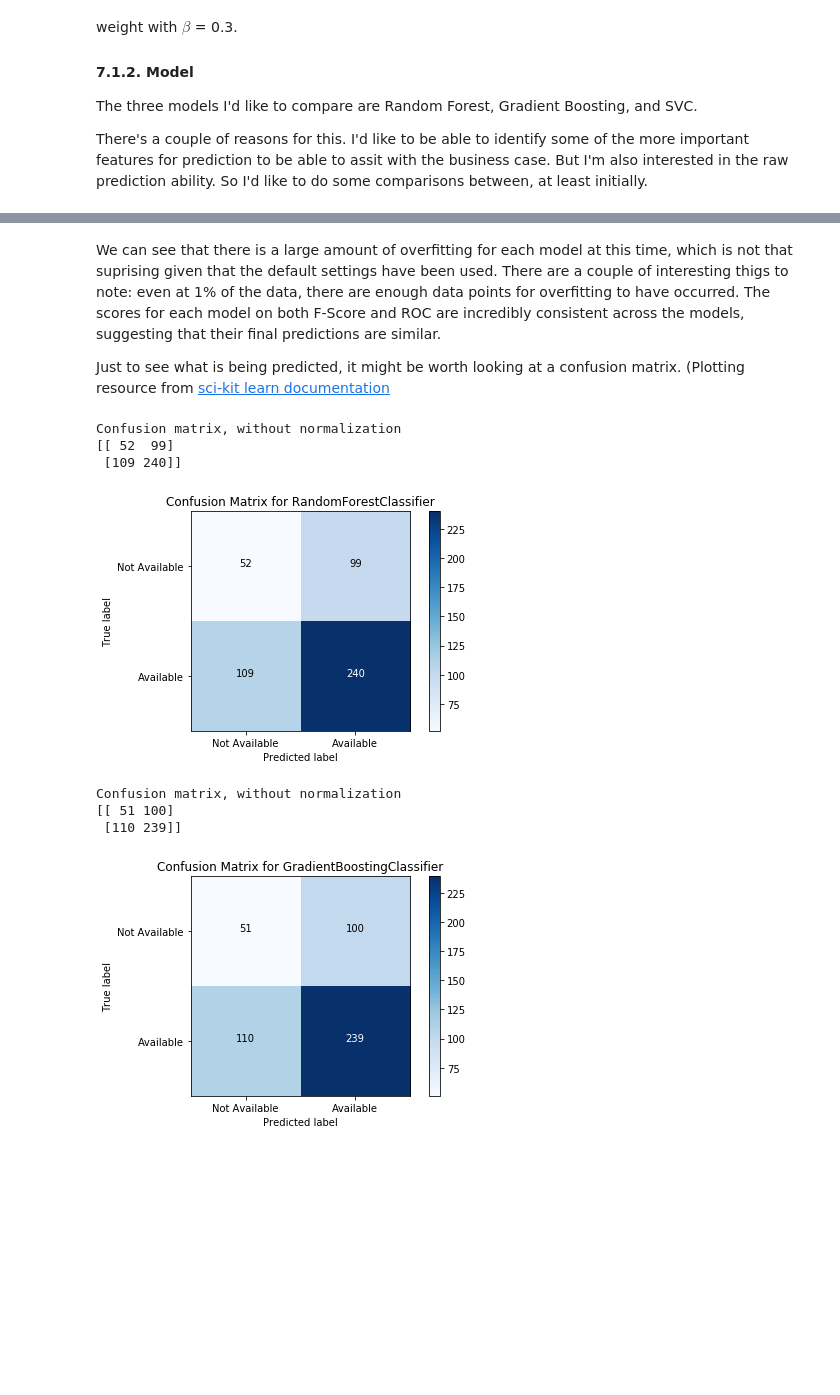
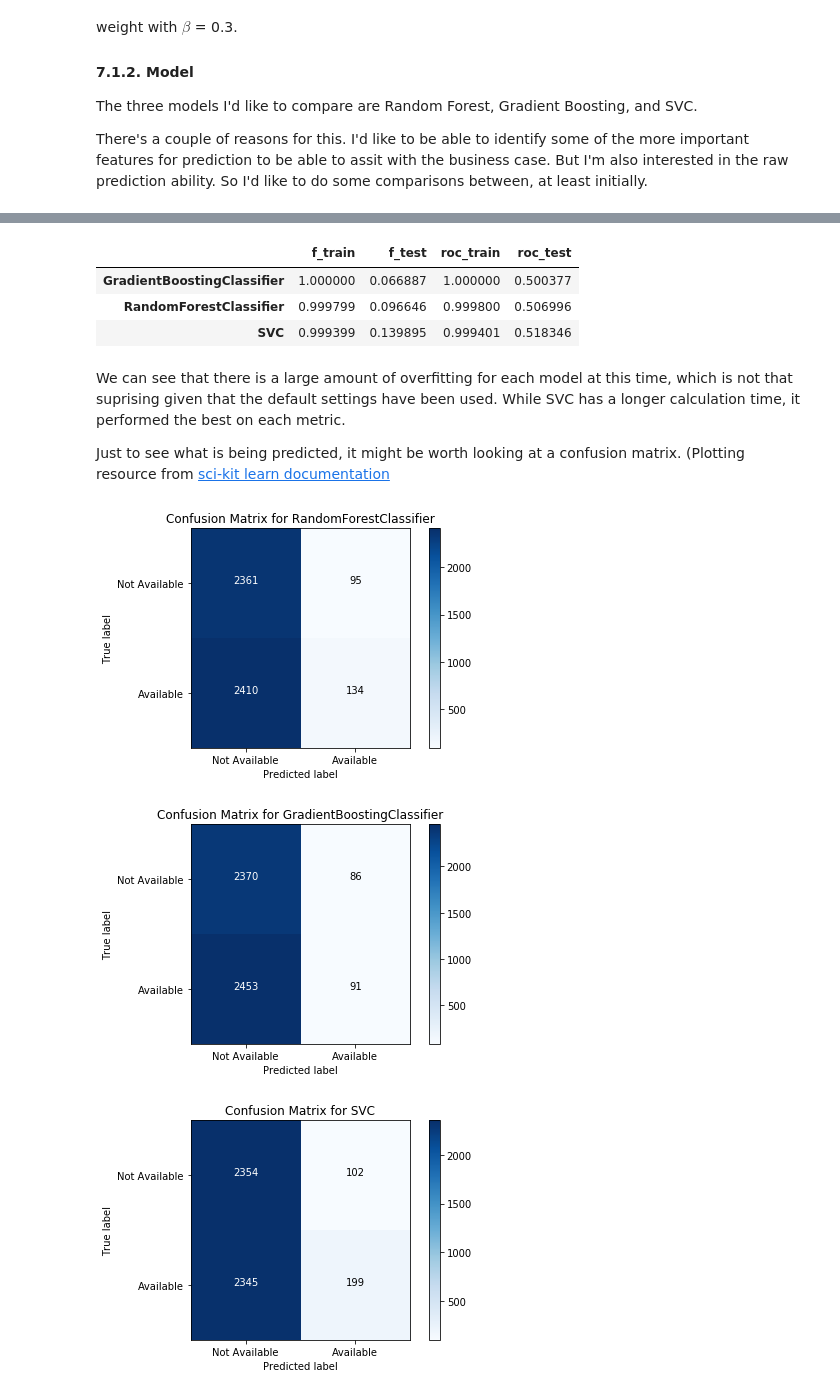
Before and after one commit to rebeccaebarnes/DSND-Project-4, a Jupyter notebook: seattle_airbnb_exploration.ipynb, the cells around one changed output, grey strips where cells are left out. Saved outputs shown, nothing was run; the diff lists cells and outputs as text; code cells hidden in the pictures; blank space fills up the shorter version.

```diff
--- a/seattle_airbnb_exploration.ipynb
+++ b/seattle_airbnb_exploration.ipynb
@@ -1676,7 +1698,7 @@ I'm going to use the 5 nearest neighbors and weight for closer neighbors in an a
 Attempting to fit both price and the ratings using imputing was causing memory issues, so I decided just to impute the price and fill the ratings with the mean for the column.
 # %%
 # Instantiate
-mean_imputer = Imputer()
+mean_imputer = SimpleImputer()
 
 # Impute ratings
 ratings_cols = X_train_missing\
@@ -2179,9 +2120,0 @@ def plot_score(data, first_line, second_line, title):
-# %%
-for clf in results:
-    cols = ["1%", "10%", "30%", "50%", "100%"]
-    clf_df = results[clf][cols]
-    plt.figure(figsize=(10, 4))
-    plt.subplot(1, 2, 1)
-    plot_score(clf_df, "f_train", "f_valid", "F-Score for {}".format(clf))
-    plt.subplot(1, 2, 2)
-    plot_score(clf_df, "roc_train", "roc_valid", "ROC-AUC for {}".format(clf))
@@ -2192,5 +2146,23 @@ for clf in results:
+# %%
+# Limit validation to 5000
+X_scores_valid = X_valid_scaled[:5000]
+y_scores_valid = y_valid[:5000]
+
+# Collect scores
+scores = {}
+for clf in [clf_rf, clf_gb, clf_svc]:
+    clf_name = clf.__class__.__name__
+    scores[clf_name] = train_predict(clf, X_lc, y_lc, X_scores_valid, y_scores_valid)
+# %%
+cols = ["f_train", "f_test", "roc_train", "roc_test"]
+pd.DataFrame(scores).transpose()[cols]
+# %% [output]
+|  | f_train | f_test | roc_train | roc_test |
+| GradientBoostingClassifier | 1.000000 | 0.066887 | 1.000000 | 0.500377 |
+| RandomForestClassifier | 0.999799 | 0.096646 | 0.999800 | 0.506996 |
+| SVC | 0.999399 | 0.139895 | 0.999401 | 0.518346 |
 # %% [markdown]
-We can see that there is a large amount of overfitting for each model at this time, which is not that suprising given that the default settings have been used. There are a couple of interesting thigs to note: even at 1% of the data, there are enough data points for overfitting to have occurred. The scores for each model on both F-Score and ROC are incredibly consistent across the models, suggesting that their final predictions are similar.
+We can see that there is a large amount of overfitting for each model at this time, which is not that suprising given that the default settings have been used. While SVC has a longer calculation time, it performed the best on each metric.
 
 Just to see what is being predicted, it might be worth looking at a confusion matrix. (Plotting resource from [sci-kit learn documentation](https://scikit-learn.org/stable/auto_examples/model_selection/plot_confusion_matrix.html#sphx-glr-auto-examples-model-selection-plot-confusion-matrix-py)
 # %%
@@ -2202,14 +2174,6 @@ def plot_confusion_matrix(cm, classes,
     This function prints and plots the confusion matrix.
     Normalization can be applied by setting `normalize=True`.
     """
-    if normalize:
-        cm = cm.astype('float') / cm.sum(axis=1)[:, np.newaxis]
-        print("Normalized confusion matrix")
-    else:
-        print('Confusion matrix, without normalization')
-
-    print(cm)
-
     plt.imshow(cm, interpolation='nearest', cmap=cmap)
     plt.title(title)
     plt.colorbar()
@@ -2230,17 +2194,12 @@ def plot_confusion_matrix(cm, classes,
     plt.show()
 # %%
 # Predict on most recently trained RF GB classifiers for confusion matrix
-for clf in [clf_rf, clf_gb]:
-    preds = clf.predict(X_valid_scaled[:500])
-    cm = confusion_matrix(y_valid[:500], preds)
+for clf in [clf_rf, clf_gb, clf_svc]:
+    preds = clf.predict(X_scores_valid)
+    cm = confusion_matrix(y_scores_valid, preds)
     plot_confusion_matrix(cm, classes=["Not Available", "Available"],
                           title="Confusion Matrix for {}".format(clf.__class__.__name__))
 # %% [output]
-Confusion matrix, without normalization
-[[ 52  99]
- [109 240]]
-[figure, old version]
+[figure, new version]
-Confusion matrix, without normalization
-[[ 51 100]
- [110 239]]
-[figure, old version]
+[figure, new version]
+[figure, added]
```
Also changed, not shown: parts of 57 cells of this notebook.
